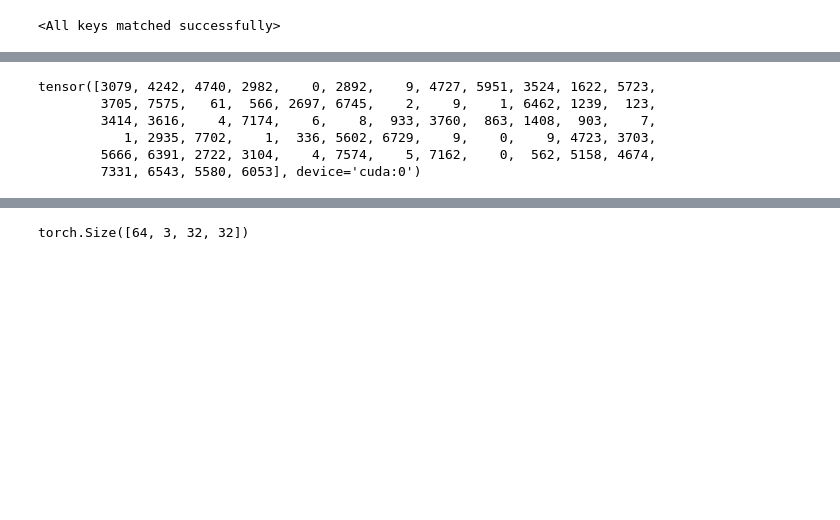
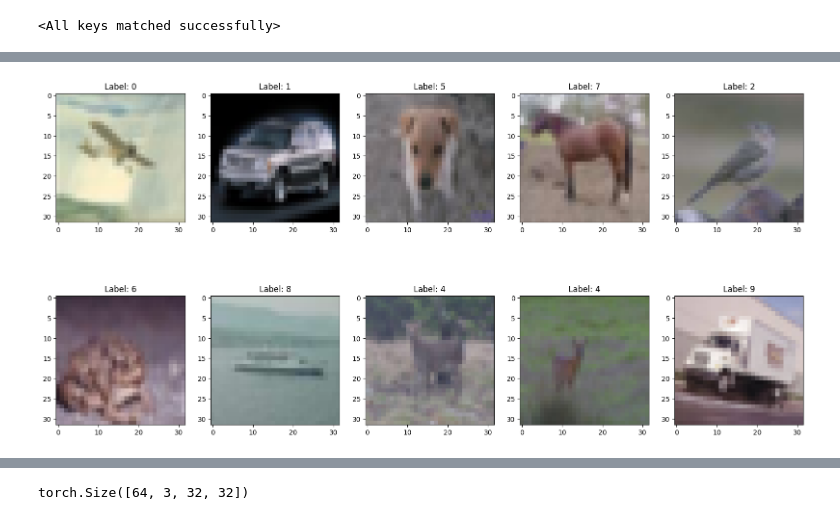
Before and after one commit to julien-blanchon/ProjetFixMatch, a Jupyter notebook: semi_sup_DC.ipynb, the cells around one changed output, grey strips where cells are left out. Cells and saved outputs as stored; diff of their text form; code cells hidden in the pictures; blank space fills up the shorter version.

```diff
--- a/semi_sup_DC.ipynb
+++ b/semi_sup_DC.ipynb
@@ -384,0 +461,5 @@ model_DC.clustering_layer.weights = torch.nn.Parameter(torch.tensor(kmeans_clust
+# %%
+# for each class, compute the data point closest to the cluster center
+distances_argmin = []
+for i in range(10):
+    distances_argmin.append(np.argmin(distances[:, i], axis=0))
@@ -385 +470,10 @@ model_DC.clustering_layer.weights = torch.nn.Parameter(torch.tensor(kmeans_clust
+# %%
+# plot images closest to cluster centers
+fig, ax = plt.subplots(2, 5, figsize=(20, 10))
+for i in range(10):
+    ax[i//5, i%5].imshow(trainset[distances_argmin[i]][0].squeeze().numpy().transpose(1,2,0))
+    ax[i//5, i%5].set_title(f'Label: {trainset[distances_argmin[i]][1]}')
+plt.show()
+# %% [output]
+[figure, added]
 # %%
@@ -424,9 +493,0 @@ for i, (train_data) in enumerate(pbar):
-# %%
-y_pred
-# %% [output]
-tensor([3079, 4242, 4740, 2982,    0, 2892,    9, 4727, 5951, 3524, 1622, 5723,
-        3705, 7575,   61,  566, 2697, 6745,    2,    9,    1, 6462, 1239,  123,
-        3414, 3616,    4, 7174,    6,    8,  933, 3760,  863, 1408,  903,    7,
-           1, 2935, 7702,    1,  336, 5602, 6729,    9,    0,    9, 4723, 3703,
-        5666, 6391, 2722, 3104,    4, 7574,    5, 7162,    0,  562, 5158, 4674,
-        7331, 6543, 5580, 6053], device='cuda:0')
```
Also changed, not shown: parts of 29 cells of this notebook, 3 other files.
